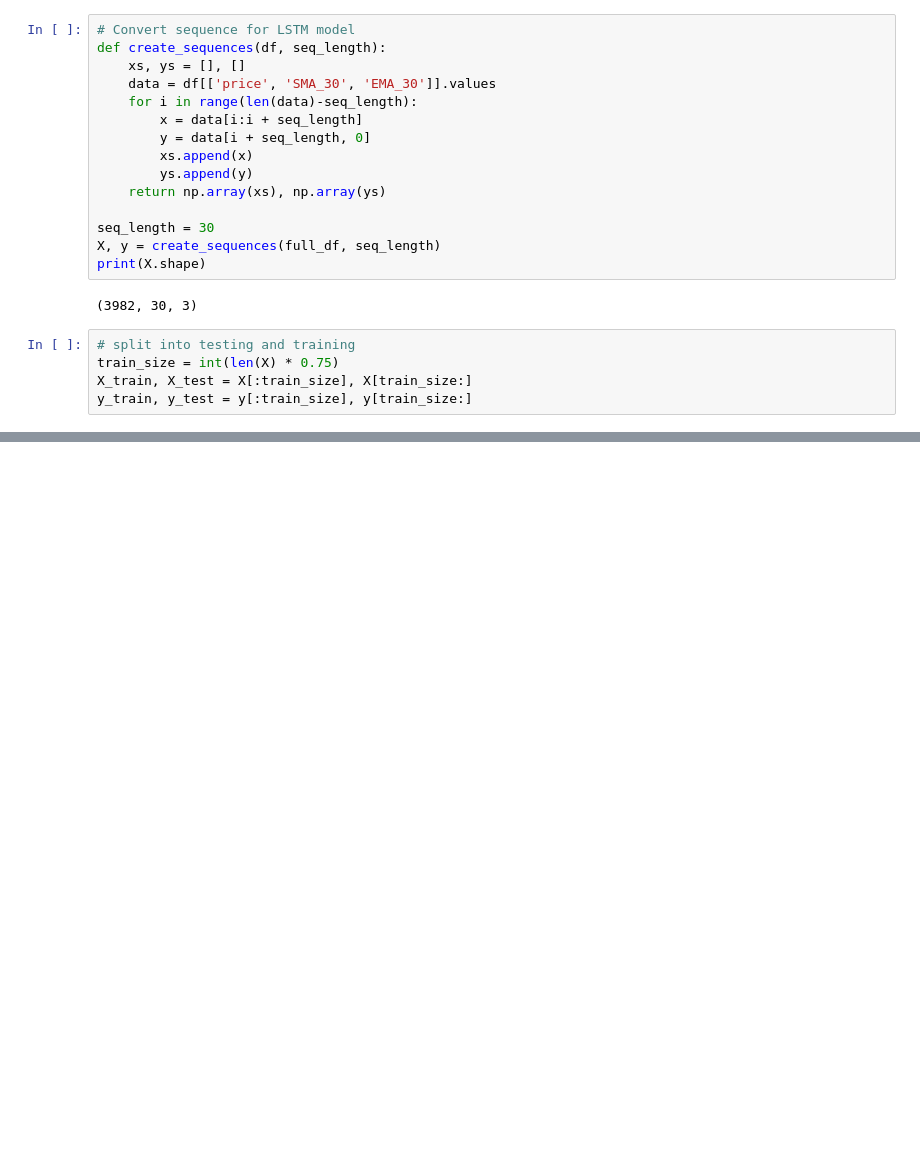
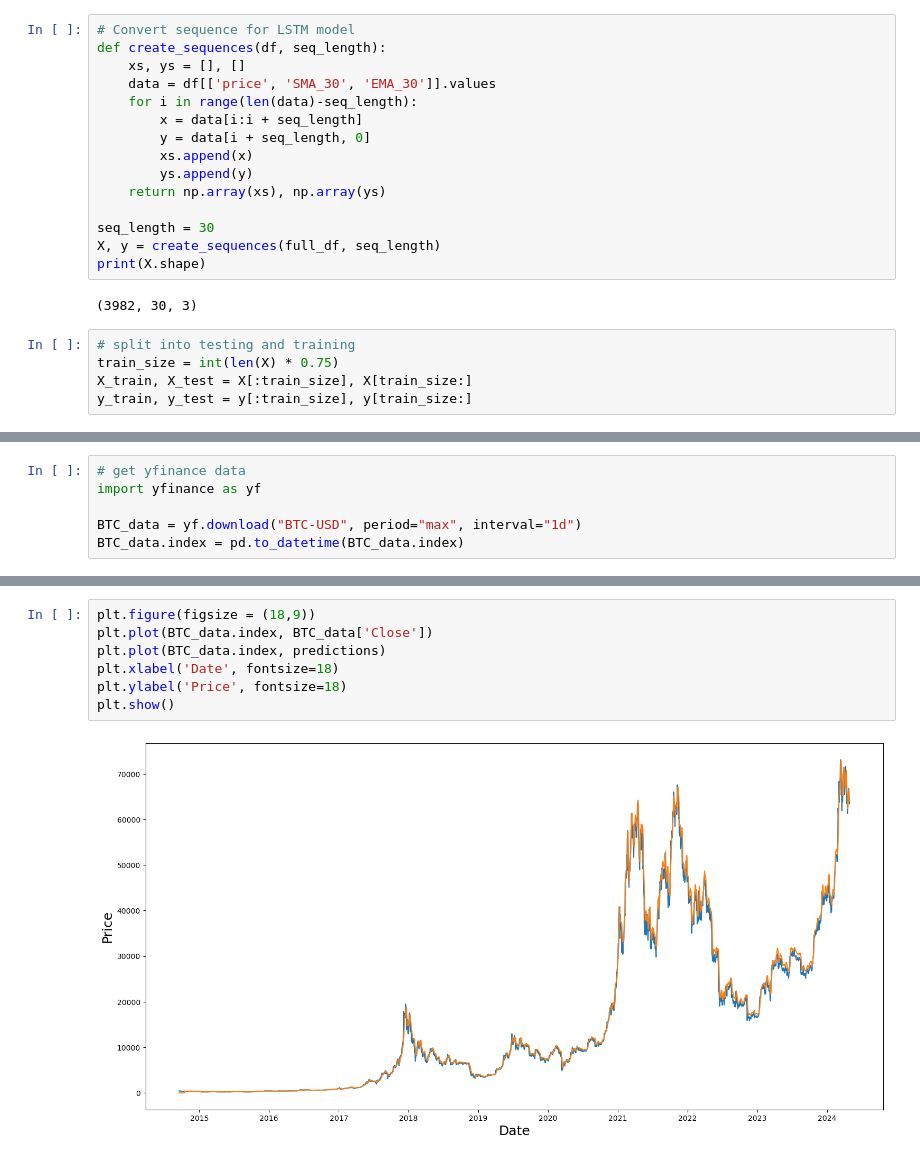
Before and after one commit to enteigss/CryptoMLAlgorithms, a Jupyter notebook: LSTM.ipynb, the cells around one changed output, grey strips where cells are left out. Cells and saved outputs as stored; diff of their text form; blank space fills up the shorter version.

Commit message:
Added yfinance function

```diff
--- a/LSTM.ipynb
+++ b/LSTM.ipynb
@@ -134,0 +154,6 @@ plt.show()
+# %%
+# get yfinance data
+import yfinance as yf
+
+BTC_data = yf.download("BTC-USD", period="max", interval="1d")
+BTC_data.index = pd.to_datetime(BTC_data.index)
@@ -134,0 +268,9 @@ plt.show()
+# %%
+plt.figure(figsize = (18,9))
+plt.plot(BTC_data.index, BTC_data['Close'])
+plt.plot(BTC_data.index, predictions)
+plt.xlabel('Date', fontsize=18)
+plt.ylabel('Price', fontsize=18)
+plt.show()
+# %% [output]
+[figure, added]
```
Also changed, not shown: parts of 9 cells of this notebook.
